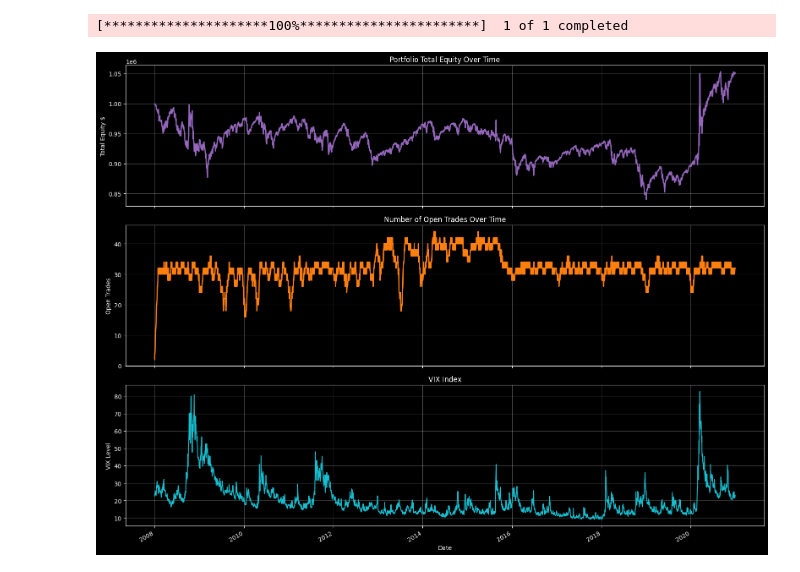
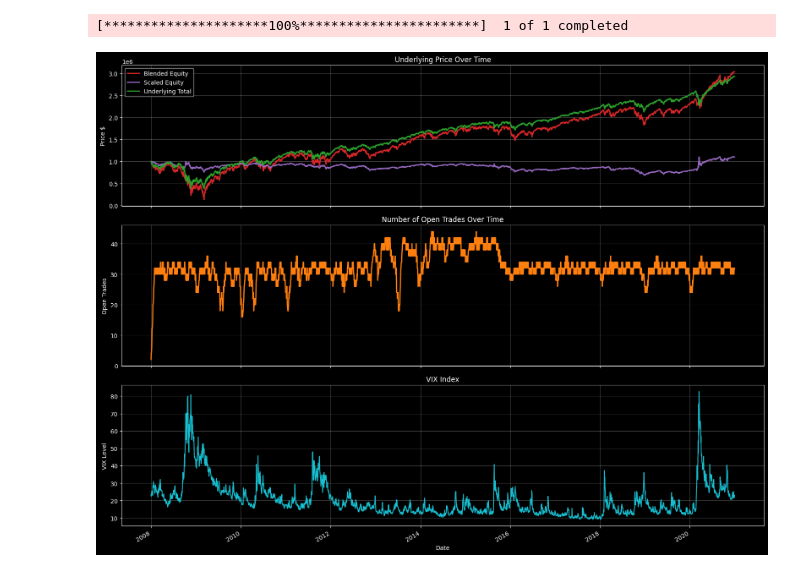
Before and after one commit to cja119/options_wizard, a Jupyter notebook: notebooks/put_spread_index.ipynb, the cells around one changed output. Cells and saved outputs as stored; diff of their text form; code cells hidden in the pictures.

```diff
--- a/notebooks/put_spread_index.ipynb
+++ b/notebooks/put_spread_index.ipynb
@@ -21,7 +21,7 @@ delta_tol = 0.02
 atm_spec = ow.OptionsTradeSpec(
     call_put=ow.OptionType.PUT,
     ttm=lambda t: (t >= 60) and (t <= 150),
-    strike=lambda k: True,
+    lm_fn=lambda k: True,
     abs_delta=lambda d: (abs(d) >= 0.45 - delta_tol) and (abs(d) <= 0.45 + delta_tol),
     entry_min="perc_spread",
     max_hold_period=30,
@@ -33,7 +33,7 @@ atm_spec = ow.OptionsTradeSpec(
 otm_spec = ow.OptionsTradeSpec(
     call_put=ow.OptionType.PUT,
     ttm=lambda t: (t >= 60) and (t <= 150),
-    strike=lambda k: True,
+    lm_fn=lambda k: True,
     abs_delta=lambda d: (abs(d) <= 0.075 + delta_tol) and (abs(d) >= 0.075 - delta_tol),
     entry_min="perc_spread",
     max_hold_period=30,
@@ -98,6 +98,7 @@ import yfinance as yf
 import numpy as np
 import matplotlib.pyplot as plt
 import matplotx
+import pandas as pd
 import matplotlib
 
 matplotlib.style.use('dark_background')
@@ -106,12 +107,46 @@ matplotlib.style.use('dark_background')
 # ---------------------------
 # Existing data
 # ---------------------------
+
 equity = np.array([snap.total_equity + snap.total_cash for snap in result.snapshots])
 n_trades = np.array([len([key for key in snap.trade_equities.keys()]) for snap in result.snapshots])
 dates = np.array([snap.date.to_datetime() for snap in result.snapshots])
 
+
+# ---------------------------
+# Index Data
+# ---------------------------
+
+idx_data = yf.Ticker('^IXIC').history(start=dates.min(), end=dates.max())
+cap = 1_000_000
+underlying = idx_data["Close"].to_numpy()/ idx_data["Close"].to_numpy()[0] * cap
+underlying = np.asarray(underlying, dtype=float)
+u = np.asarray(underlying, dtype=float)
+r = np.ones_like(u)
+
+
+# ---------------------------
+# Calculate total with cap investment and accumulated cash
+# ---------------------------
+r[1:] = u[1:] / u[:-1]
+total = np.empty_like(u)
+total[0] = cap
+total[1:] = cap + np.cumsum(cap * (r[1:] - 1))
+underlying_dates = idx_data.index
+
 start_date = dates.min()
 end_date = dates.max()
+
+# ---------------------------
+# Scaling protection
+# ---------------------------
+leverage =2
+equity_returns = np.ones_like(equity)
+equity_returns[1:] = equity[1:] - equity[:-1]
+xn_returns = equity_returns * leverage
+equity_scaled = np.empty_like(equity)
+equity_scaled[0] = cap
+equity_scaled[1:] = cap + np.cumsum(xn_returns[1:])
 
 # ---------------------------
 # Fetch VIX data
@@ -123,39 +158,57 @@ vix_close = vix["Close"].to_numpy()
 dates = dates[:-1]
 equity = equity[:-1]
 n_trades = n_trades[:-1]
+equity_scaled = equity_scaled[:-1]
+
+# ---------------------------
+# Generating combined portfolio
+# ---------------------------
+
+mask_equity = np.isin(underlying_dates, pd.to_datetime(dates).tz_localize('America/New_York'))
+mask_underlying = np.isin(pd.to_datetime(dates).tz_localize('America/New_York'), underlying_dates)
+masked_equity = equity_scaled[mask_equity]
+masked_underlying = total[mask_underlying]
+
+combined_equity = (masked_equity + total - 1_000_000)
+
 
 # ---------------------------
 # Plotting
 # ---------------------------
 fig, axes = plt.subplots(
     3, 1, figsize=(16, 12), sharex=True,
     gridspec_kw={"height_ratios": [1, 1, 1]}
 )
 
-# --- Total Equity ---
-axes[0].plot(dates, equity, color="tab:purple", lw=2)
+# --- Blended ----
+axes[0].plot(dates, combined_equity, color="tab:red", lw=2, label="Blended Equity")
 axes[0].grid(True, alpha=0.3)
-axes[0].set_title("Portfolio Total Equity Over Time")
-axes[0].set_ylabel("Total Equity $")
+axes[0].plot(dates, equity_scaled, color="tab:purple", lw=2, label="Scaled Equity")
+axes[0].grid(True, alpha=0.3)
+axes[0].plot(underlying_dates, total, color="tab:green", lw=2, label="Underlying Total")
+axes[0].grid(True, alpha=0.3)
+axes[0].set_title("Underlying Price Over Time")
+axes[0].set_ylabel("Price $")
+axes[0].legend()
 
 # --- Number of Open Trades ---
 axes[1].plot(dates, n_trades, color="tab:orange", lw=2)
 axes[1].grid(True, alpha=0.3)
 axes[1].set_title("Number of Open Trades Over Time")
 axes[1].set_ylabel("Open Trades")
 
 # --- VIX ---
 axes[2].plot(vix_dates, vix_close, color="tab:cyan", lw=1.5)
 axes[2].grid(True, alpha=0.3)
 axes[2].set_title("VIX Index")
 axes[2].set_ylabel("VIX Level")
 axes[2].set_xlabel("Date")
 
 # Improve date formatting
 fig.autofmt_xdate()
 
 plt.tight_layout()
 plt.show()
 # %% [output]
 [*********************100%***********************]  1 of 1 completed
-[figure, old version]
+[figure, new version]
```
Also changed, not shown: parts of 8 cells of this notebook, 16 other files.
